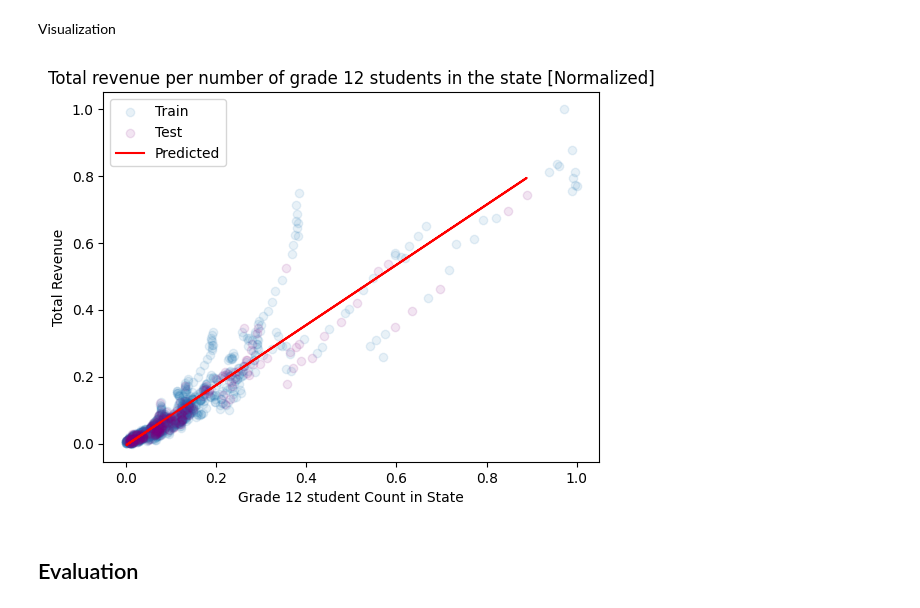
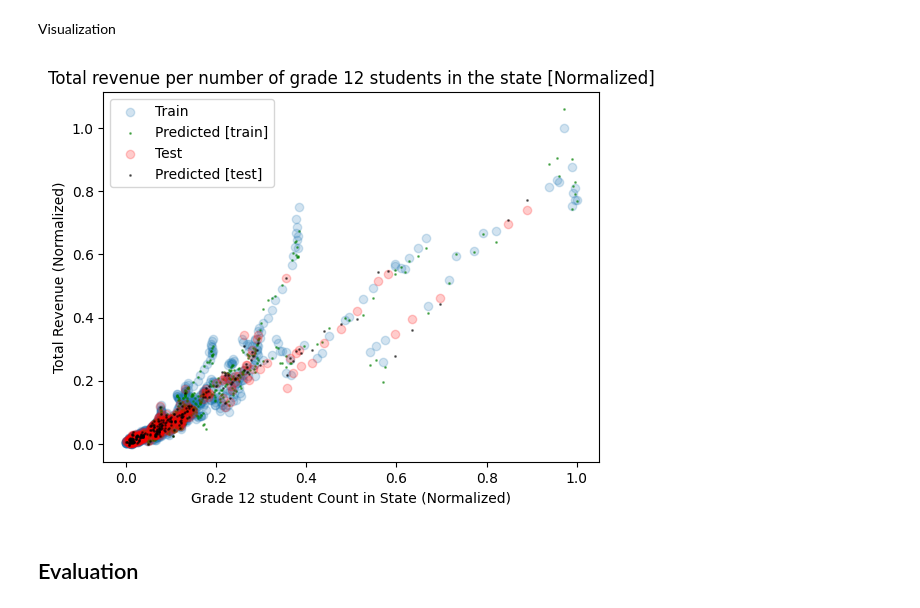
Before and after one commit to Davidch4r/MDST, a Jupyter notebook: tutorial1/checkpoint1.ipynb, the cells around one changed output. Saved outputs shown, nothing was run; the diff lists cells and outputs as text; code cells hidden in the pictures.

```diff
--- a/tutorial1/checkpoint1.ipynb
+++ b/tutorial1/checkpoint1.ipynb
@@ -164,7 +183,8 @@ from sklearn.model_selection import train_test_split
+# %%
+y = encoded_data["TOTAL_REVENUE"].dropna()
+X = encoded_data[["GRADES_12_G"] + [col for col in encoded_data if col.startswith("STATE_")]].loc[y.index]
 # %%
-y = data["TOTAL_REVENUE"].dropna()
-X = data["GRADES_12_G"][y.index]
-X = X.values.reshape(-1, 1)
+# Reshape y
 y = y.values.reshape(-1, 1)
 # %% [markdown]
 Normalize Data
@@ -174,6 +191,9 @@ scaler = MinMaxScaler()
+# %%
+scaler_X = MinMaxScaler()
+scaler_y = MinMaxScaler()
 # %%
-X = scaler.fit_transform(X)
-y = scaler.fit_transform(y)
+X = scaler_X.fit_transform(X)
+y = scaler_y.fit_transform(y)
 # %%
 X_train, X_test, y_train, y_test = train_test_split(X, y, test_size=0.2, random_state=42)
 # %% [markdown]
@@ -195,17 +215,18 @@ y_pred = model.predict(X_test)
 # %% [markdown]
 Visualization
 # %%
-plt.scatter(X_train, y_train, alpha=0.1, label='Train')
-plt.scatter(X_test, y_test, alpha=0.1, label='Test', color='purple')
-plt.plot(X_test, y_pred, alpha=1, label='Predicted', color='red')
+plt.scatter(X_train[:, 0], y_train, alpha=0.2, label='Train')
+plt.scatter(X_train[:, 0], model.predict(X_train), alpha=0.5, label='Predicted [train]', color='green', s=1)
+plt.scatter(X_test[:, 0], y_test, alpha=0.2, label='Test', color='red')
+plt.scatter(X_test[:, 0], y_pred, alpha=0.5, label='Predicted [test]', color='black', s=1)
 plt.title("Total revenue per number of grade 12 students in the state [Normalized]")
-plt.xlabel("Grade 12 student Count in State")
-plt.ylabel("Total Revenue")
+plt.xlabel("Grade 12 student Count in State (Normalized)")
+plt.ylabel("Total Revenue (Normalized)")
 plt.legend()
 plt.show()
 # I didnt realize the code near the bottom of the file did this for me
 # %% [output]
-[figure, old version]
+[figure, new version]
 # %% [markdown]
 ## Evaluation
 # %% [markdown]
```
Also changed, not shown: parts of 13 cells of this notebook, 3 other files.
